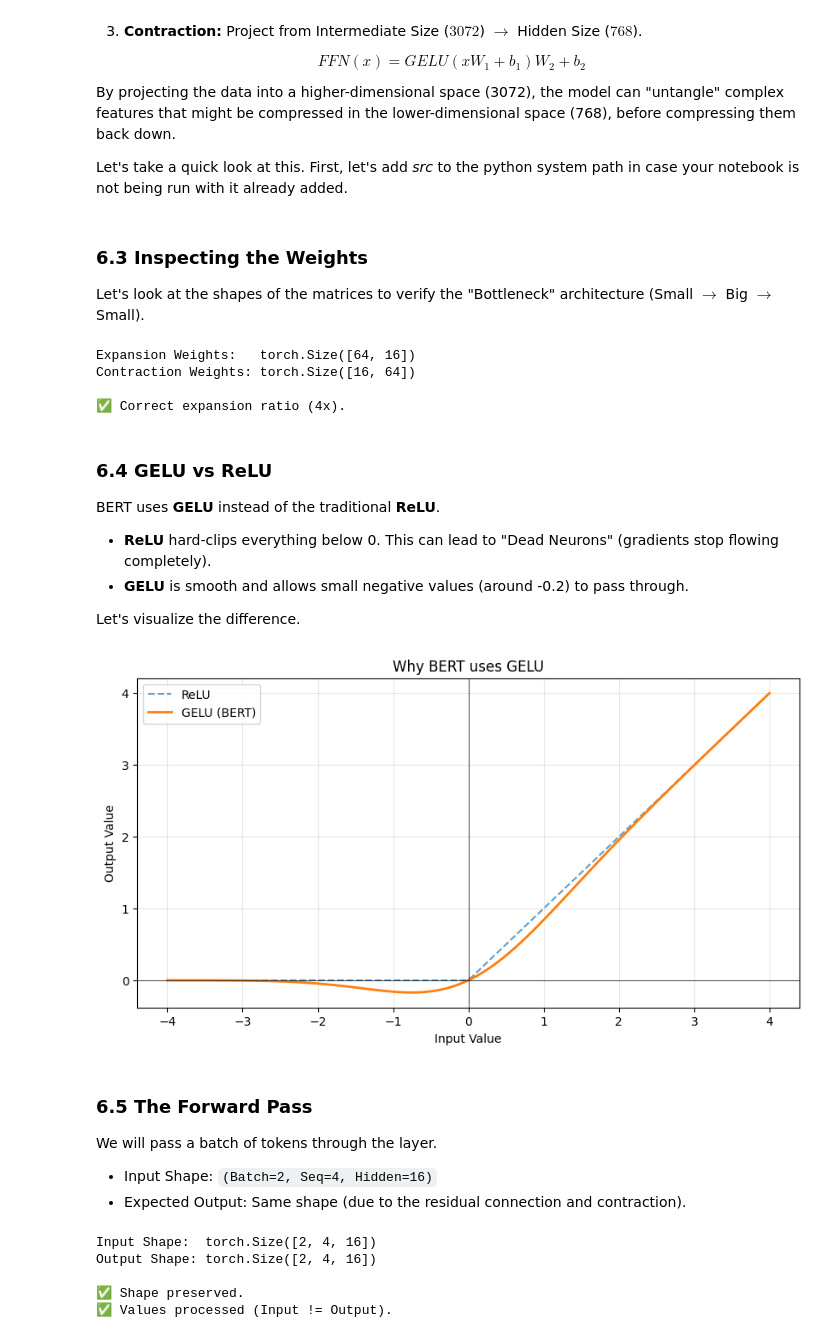
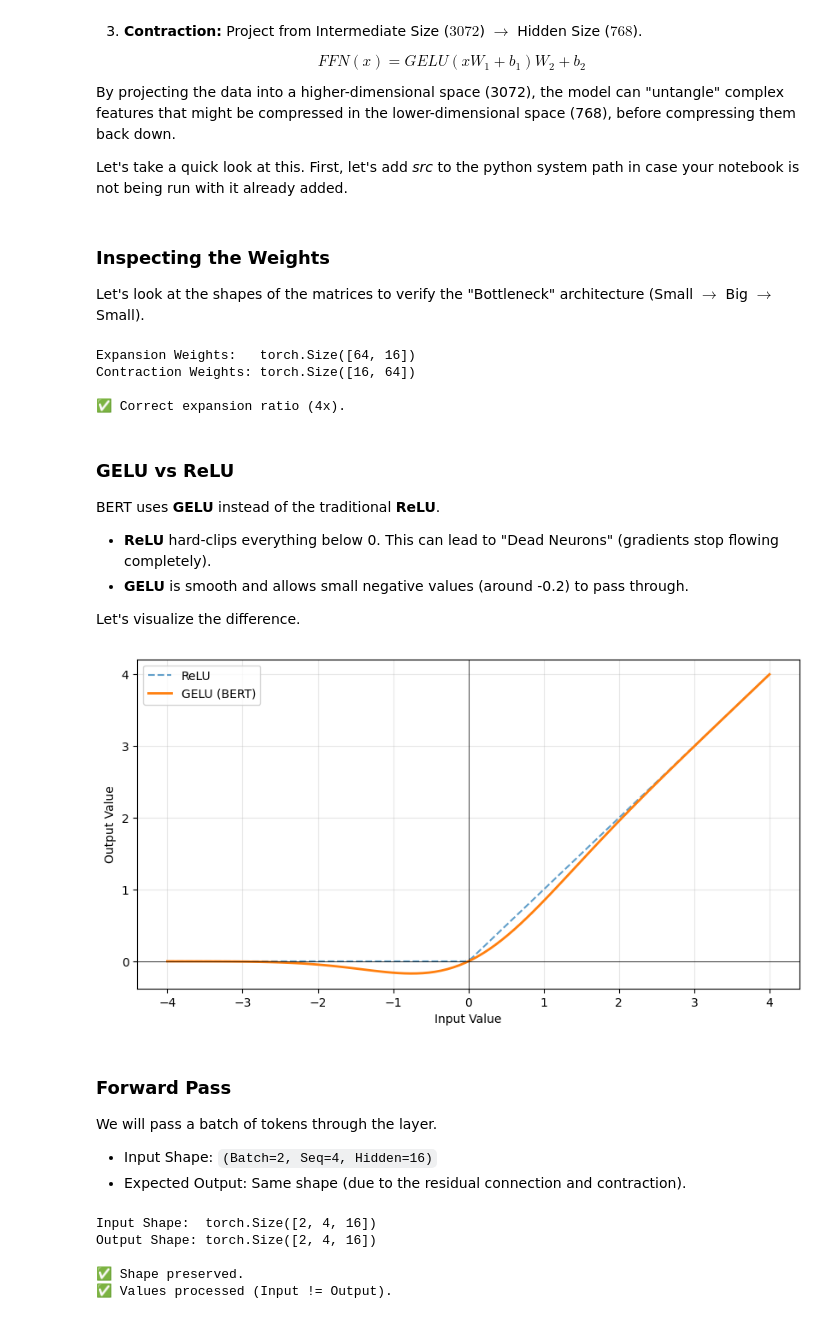
Before and after one commit to sfp932705/simple_bert, a Jupyter notebook: notes/feed_forward.ipynb, the cells around one changed output. Drawn from its saved outputs; the diff is of its cells as text; code cells hidden in the pictures.

```diff
--- a/notes/feed_forward.ipynb
+++ b/notes/feed_forward.ipynb
@@ -37,7 +37,7 @@ settings = FeedForwardSettings(
     hidden_dropout_prob=0.0     # Disable dropout for deterministic results
 )
 # %% [markdown]
-### 6.3 Inspecting the Weights
+### Inspecting the Weights
 Let's look at the shapes of the matrices to verify the "Bottleneck" architecture (Small $\to$ Big $\to$ Small).
 # %%
 # Instantiate the layer
@@ -55,38 +55,34 @@ Contraction Weights: torch.Size([16, 64])
 
 ✅ Correct expansion ratio (4x).
 # %% [markdown]
-### 6.4 GELU vs ReLU
+### GELU vs ReLU
 BERT uses **GELU** instead of the traditional **ReLU**.
 * **ReLU** hard-clips everything below 0. This can lead to "Dead Neurons" (gradients stop flowing completely).
 * **GELU** is smooth and allows small negative values (around -0.2) to pass through.
 
 Let's visualize the difference.
 # %%
-# Create a range of values from -4 to 4
 x = torch.linspace(-4, 4, 100)
 
-# Apply activations
 relu = nn.ReLU()(x)
 gelu = nn.GELU()(x)
 
-# Plot
 plt.figure(figsize=(10, 5))
 plt.plot(x.numpy(), relu.numpy(), label="ReLU", linestyle="--", alpha=0.7)
 plt.plot(x.numpy(), gelu.numpy(), label="GELU (BERT)", linewidth=2)
-plt.title("Why BERT uses GELU")
 plt.xlabel("Input Value")
 plt.ylabel("Output Value")
 plt.grid(True, alpha=0.3)
 plt.legend()
 plt.axhline(0, color='black', linewidth=0.5)
 plt.axvline(0, color='black', linewidth=0.5)
 plt.show()
 
 # Notice the "dip" below zero for GELU!
 # %% [output]
-[figure, old version]
+[figure, new version]
 # %% [markdown]
-### 6.5 The Forward Pass
+### Forward Pass
 We will pass a batch of tokens through the layer.
 * Input Shape: `(Batch=2, Seq=4, Hidden=16)`
 * Expected Output: Same shape (due to the residual connection and contraction).
```
Also changed, not shown: parts of 2 cells of this notebook, 3 other files.
